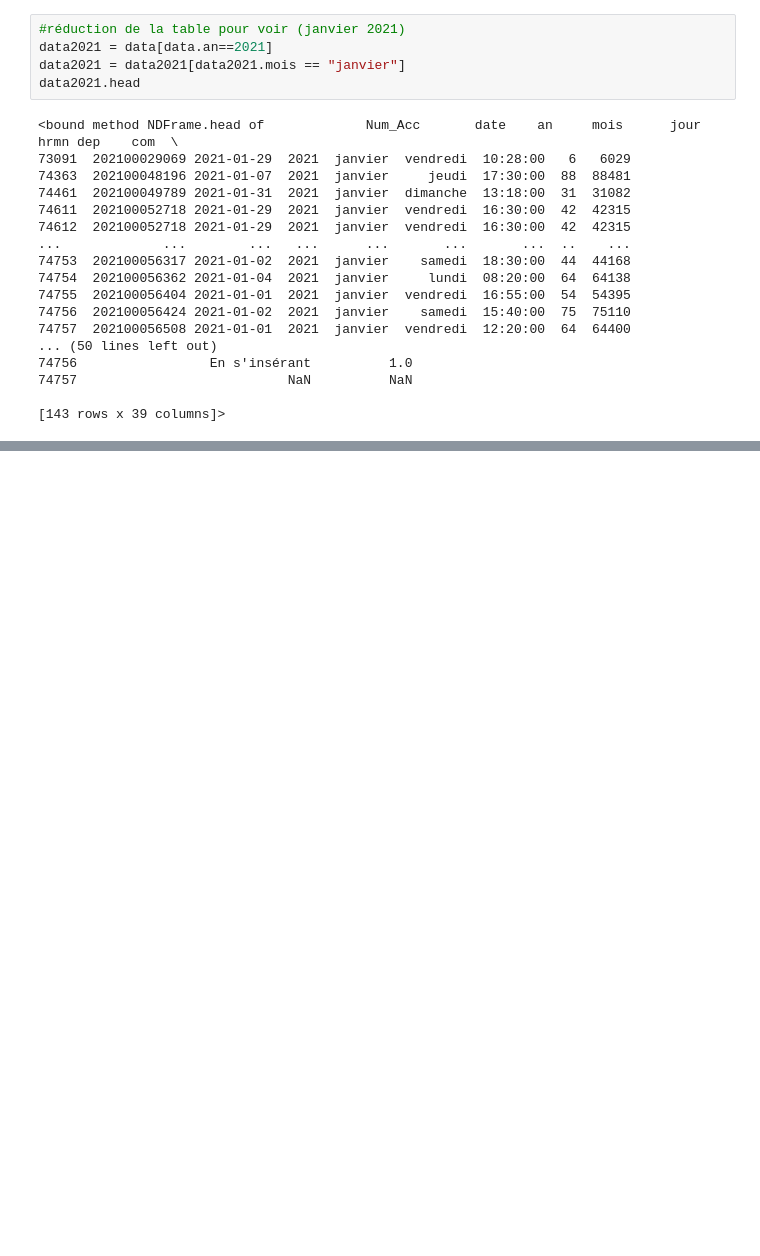
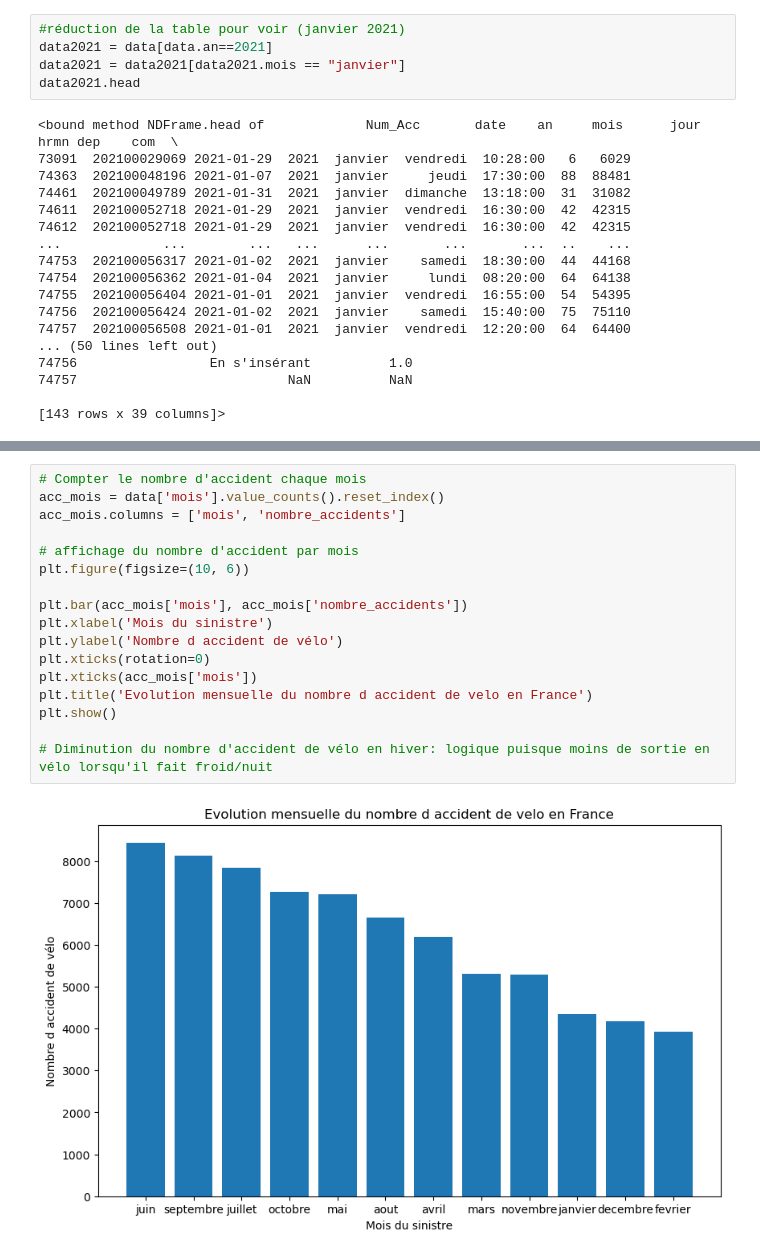
Before and after one commit to LeaBarreau/Data_visualisation, a Jupyter notebook: Notebook.ipynb, the cells around one changed output, grey strips where cells are left out. Cells and saved outputs as stored; diff of their text form; blank space fills up the shorter version.

```diff
--- a/Notebook.ipynb
+++ b/Notebook.ipynb
@@ -169,0 +183,19 @@ True
+# %%
+# Compter le nombre d'accident chaque mois
+acc_mois = data['mois'].value_counts().reset_index()
+acc_mois.columns = ['mois', 'nombre_accidents']
+
+# affichage du nombre d'accident par mois
+plt.figure(figsize=(10, 6))
+
+plt.bar(acc_mois['mois'], acc_mois['nombre_accidents'])
+plt.xlabel('Mois du sinistre')
+plt.ylabel('Nombre d accident de vélo')
+plt.xticks(rotation=0)
+plt.xticks(acc_mois['mois'])
+plt.title('Evolution mensuelle du nombre d accident de velo en France')
+plt.show()
+
+# Diminution du nombre d'accident de vélo en hiver: logique puisque moins de sortie en vélo lorsqu'il fait froid/nuit
+# %% [output]
+[figure, added]
```
Also changed, not shown: parts of 22 cells of this notebook, 2 other files.
